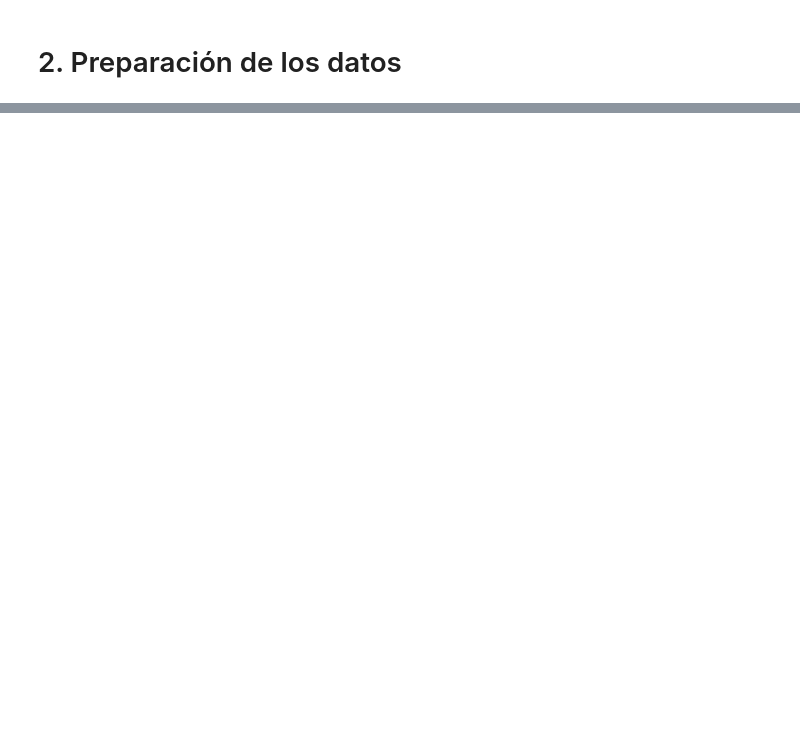
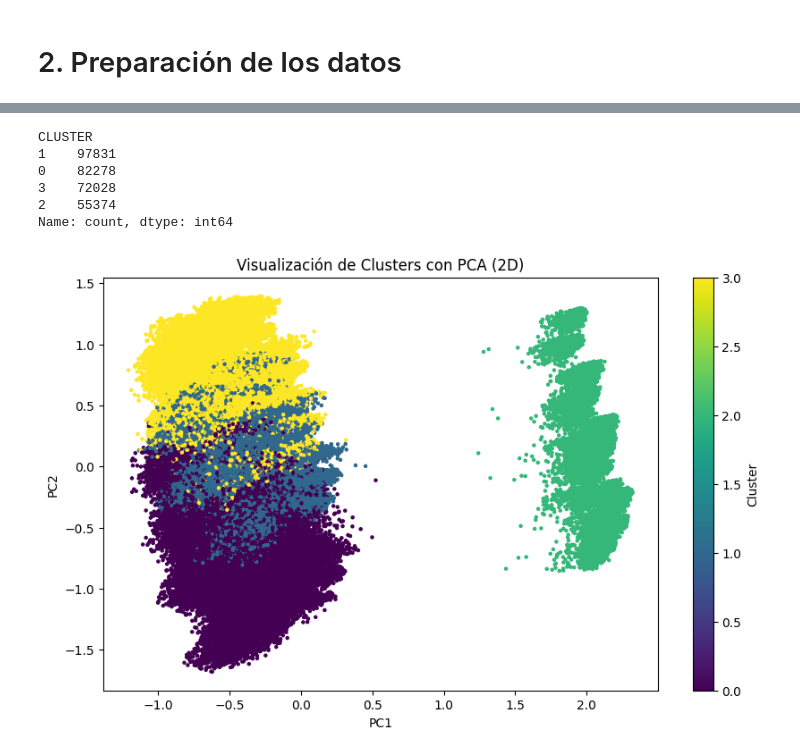
Before and after one commit to ezequielesq/Prueba-N3-Machine-Learning, a Jupyter notebook: Prueba_N°3.ipynb, the cells around one changed output, grey strips where cells are left out. Drawn from its saved outputs; the diff is of its cells as text; code cells hidden in the pictures; blank space fills up the shorter version.

```diff
--- a/Prueba_N°3.ipynb
+++ b/Prueba_N°3.ipynb
@@ -1245,0 +1110,44 @@ max                                      1.0                       1.0
+# %%
+# Entrenamiento final de KMeans con K=4
+
+K = 4
+kmeans_final = KMeans(n_clusters=K, random_state=42, n_init='auto')
+
+# Entrenar usando el dataset escalado
+clusters = kmeans_final.fit_predict(app_tratado)
+
+# Agregar la columna de clusters al dataset
+app_con_clusters = app_tratado.copy()
+app_con_clusters["CLUSTER"] = clusters
+
+# Verificar distribución
+print(app_con_clusters["CLUSTER"].value_counts())
+# %% [output]
+CLUSTER
+1    97831
+0    82278
+3    72028
+2    55374
+Name: count, dtype: int64
+# %%
+# Visualización de clusters con PCA
+
+pca = PCA(n_components=2)
+pca_result = pca.fit_transform(app_tratado)
+
+# Crear DataFrame para plot
+pca_df = pd.DataFrame({
+    'PC1': pca_result[:, 0],
+    'PC2': pca_result[:, 1],
+    'Cluster': clusters
+})
+
+plt.figure(figsize=(10,6))
+plt.scatter(pca_df['PC1'], pca_df['PC2'], c=pca_df['Cluster'], cmap='viridis', s=5)
+plt.title("Visualización de Clusters con PCA (2D)")
+plt.xlabel("PC1")
+plt.ylabel("PC2")
+plt.colorbar(label="Cluster")
+plt.show()
+# %% [output]
+[figure, added]
```
Also changed, not shown: parts of 34 cells of this notebook.
